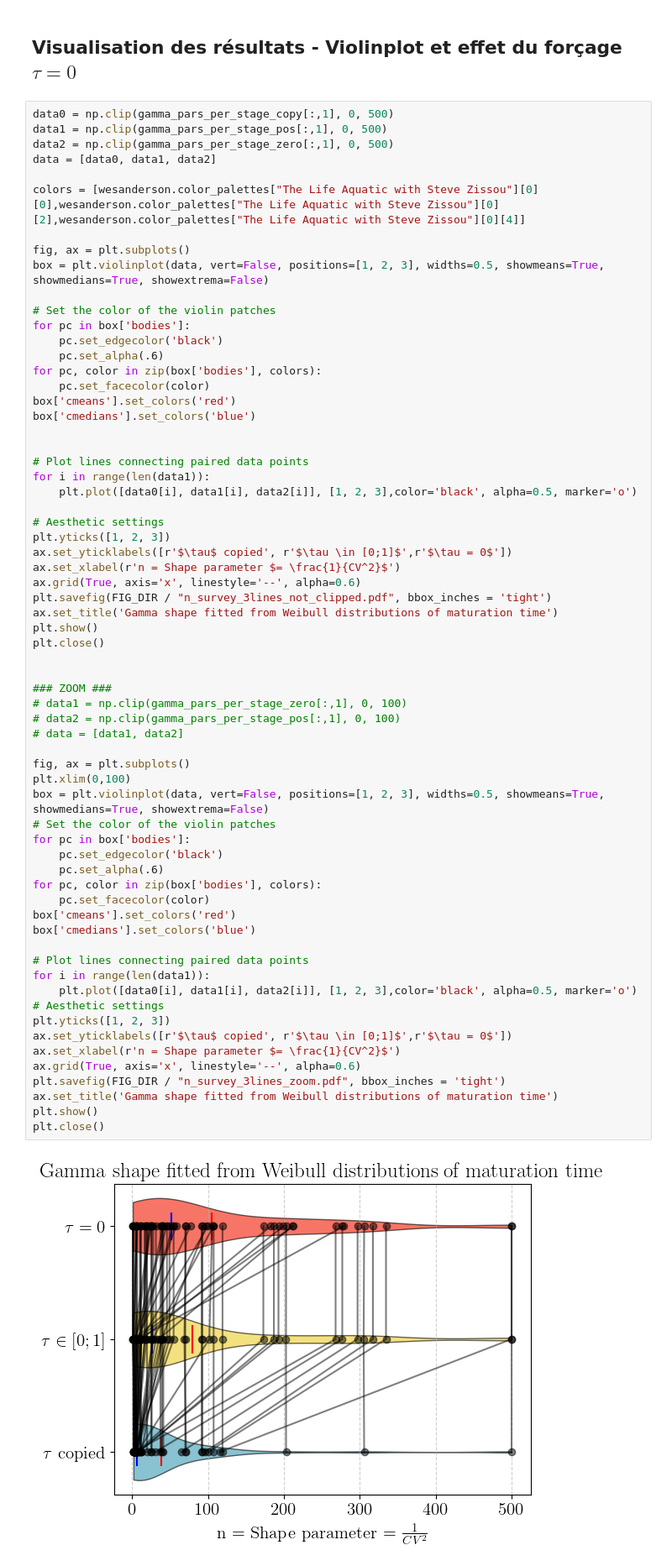
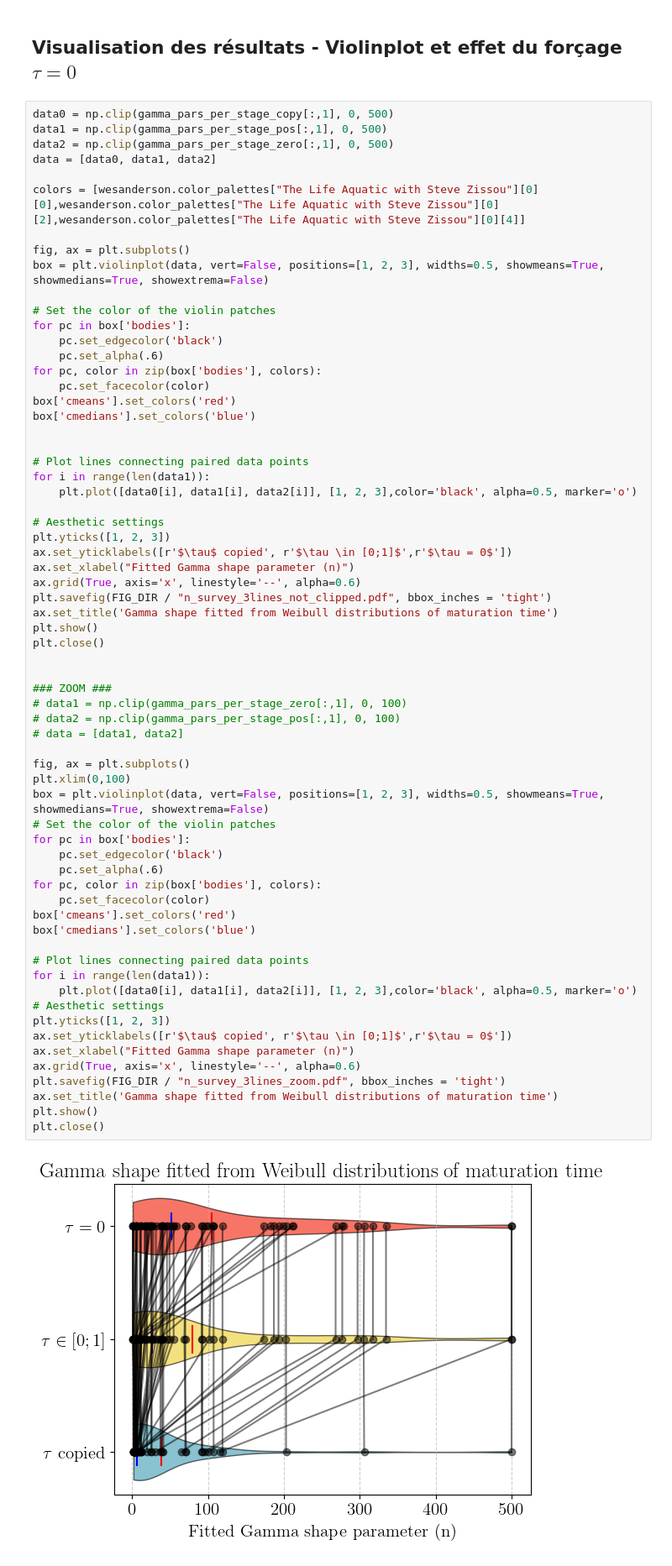
Before and after one commit to mdri00/Internship_2025_LCT, a Jupyter notebook: survey_gamma_shape/notebooks/survey_gamma.ipynb, the cells around one changed output. Shown at 84% size. Saved outputs shown, nothing was run; the diff lists cells and outputs as text.

```diff
--- a/survey_gamma_shape/notebooks/survey_gamma.ipynb
+++ b/survey_gamma_shape/notebooks/survey_gamma.ipynb
@@ -316,7 +316,7 @@ for i in range(len(data1)):
 # Aesthetic settings
 plt.yticks([1, 2, 3])
 ax.set_yticklabels([r'$\tau$ copied', r'$\tau \in [0;1]$',r'$\tau = 0$'])
-ax.set_xlabel(r'n = Shape parameter $= \frac{1}{CV^2}$')
+ax.set_xlabel("Fitted Gamma shape parameter (n)")
 ax.grid(True, axis='x', linestyle='--', alpha=0.6)
 plt.savefig(FIG_DIR / "n_survey_3lines_not_clipped.pdf", bbox_inches = 'tight')
 ax.set_title('Gamma shape fitted from Weibull distributions of maturation time')
@@ -326,32 +326,32 @@ plt.close()
 
 ### ZOOM ###
 # data1 = np.clip(gamma_pars_per_stage_zero[:,1], 0, 100)
 # data2 = np.clip(gamma_pars_per_stage_pos[:,1], 0, 100)
 # data = [data1, data2]
 
 fig, ax = plt.subplots()
 plt.xlim(0,100)
 box = plt.violinplot(data, vert=False, positions=[1, 2, 3], widths=0.5, showmeans=True, showmedians=True, showextrema=False)
 # Set the color of the violin patches
 for pc in box['bodies']:
     pc.set_edgecolor('black')
     pc.set_alpha(.6)
 for pc, color in zip(box['bodies'], colors):
     pc.set_facecolor(color)
 box['cmeans'].set_colors('red')
 box['cmedians'].set_colors('blue')
 
 # Plot lines connecting paired data points
 for i in range(len(data1)):
     plt.plot([data0[i], data1[i], data2[i]], [1, 2, 3],color='black', alpha=0.5, marker='o')
 # Aesthetic settings
 plt.yticks([1, 2, 3])
 ax.set_yticklabels([r'$\tau$ copied', r'$\tau \in [0;1]$',r'$\tau = 0$'])
-ax.set_xlabel(r'n = Shape parameter $= \frac{1}{CV^2}$')
+ax.set_xlabel("Fitted Gamma shape parameter (n)")
 ax.grid(True, axis='x', linestyle='--', alpha=0.6)
 plt.savefig(FIG_DIR / "n_survey_3lines_zoom.pdf", bbox_inches = 'tight')
 ax.set_title('Gamma shape fitted from Weibull distributions of maturation time')
 plt.show()
 plt.close()
 # %% [output]
-[figure, old version]
+[figure, new version]
```
Also changed, not shown: parts of 3 cells of this notebook, 9 other files.
